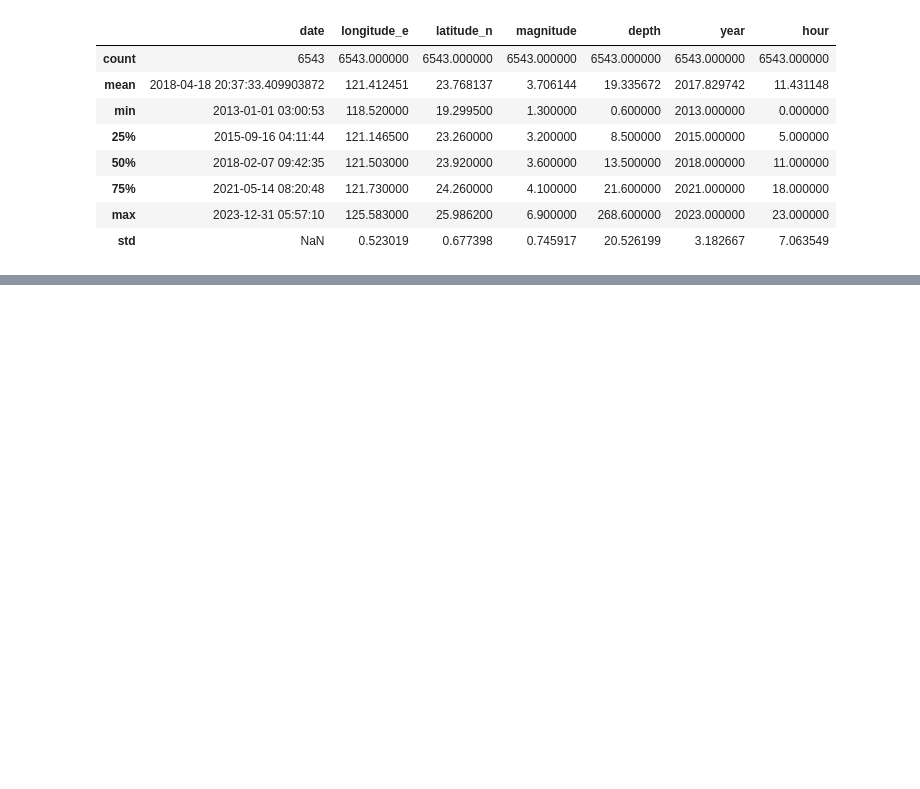
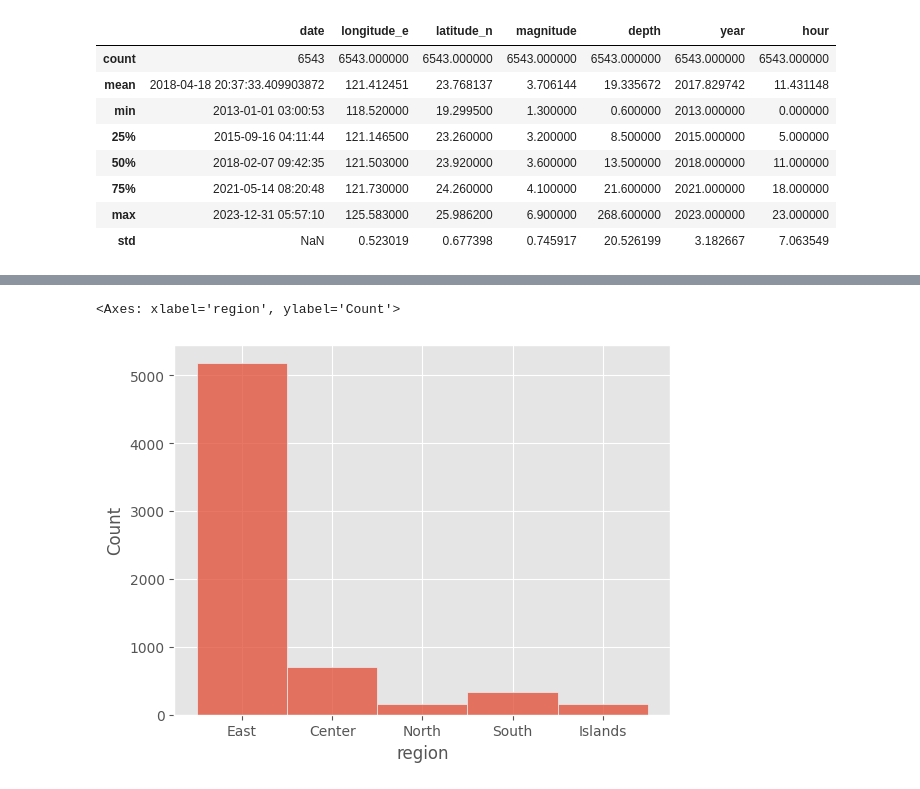
Before and after one commit to jiug/Taiwan-Earthquakes, a Jupyter notebook: earthquakes-taiwan.ipynb, the cells around one changed output, grey strips where cells are left out. Cells and saved outputs as stored; diff of their text form; code cells hidden in the pictures; blank space fills up the shorter version.

```diff
--- a/earthquakes-taiwan.ipynb
+++ b/earthquakes-taiwan.ipynb
@@ -106,0 +103,19 @@ TypeError: Data source must be a DataFrame or Mapping, not <class 'pandas.core.s
+# %%
+#Extract the county from the loc_ful column
+
+df['county'] = df['loc_name'].str.split(' ').apply(lambda x: x[-2])
+# %%
+# Add a region column
+def region(x):
+    if x in ['Yilan', 'Hualien', 'Taitung']:
+        return 'East'
+    elif x in [ 'Taipei', 'Taoyuan', 'Keelung', 'Hsinchu']:
+        return 'North'
+    elif x in [ 'Taichung', 'Changhua', 'Nantou', 'Chiayi', 'Yunlin' ]:
+        return 'Center'
+    elif x in ['Kaohsiung', 'Tainan', 'Pintung']:
+        return 'South'
+    else :
+        return 'Islands'
+
+df['region'] = df['county'].apply(region)
@@ -106,0 +132,5 @@ TypeError: Data source must be a DataFrame or Mapping, not <class 'pandas.core.s
+# %%
+sns.histplot(data=df, x='region')
+# %% [output]
+<Axes: xlabel='region', ylabel='Count'>
+[figure, added]
```
Also changed, not shown: parts of 23 cells of this notebook.
